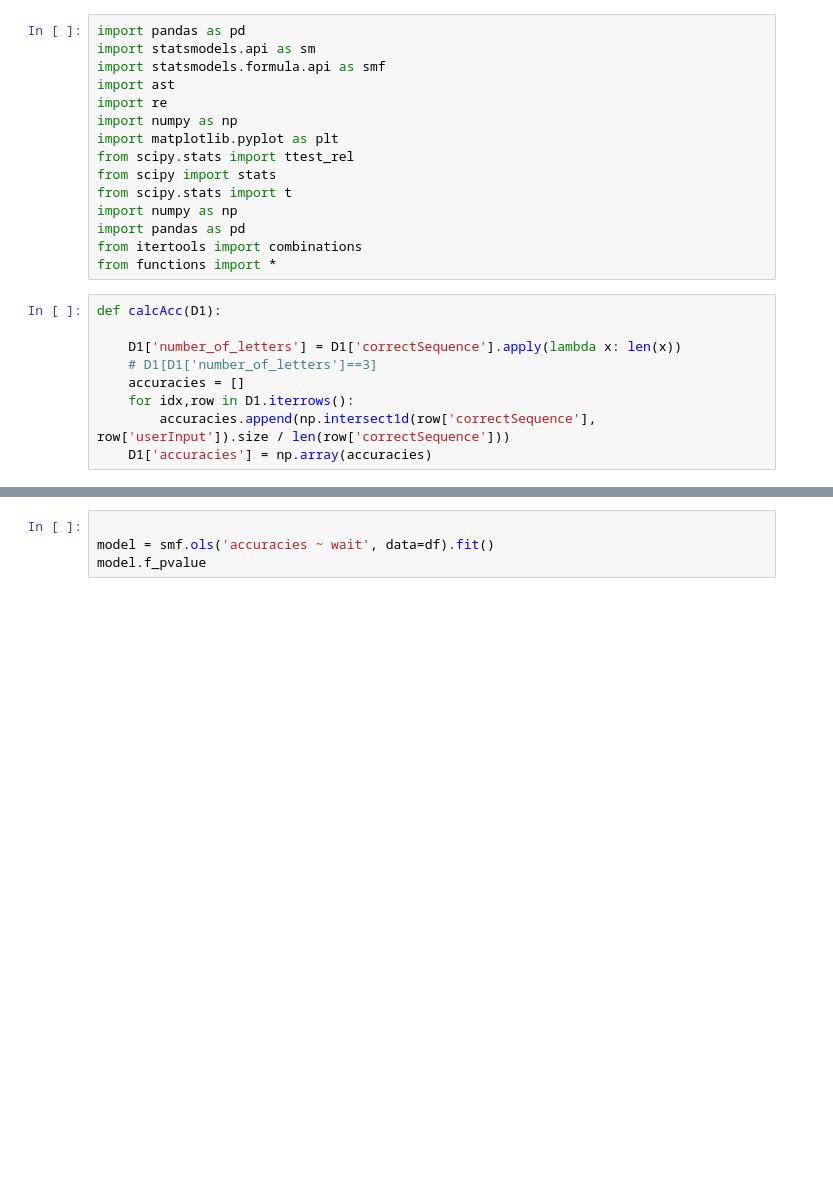
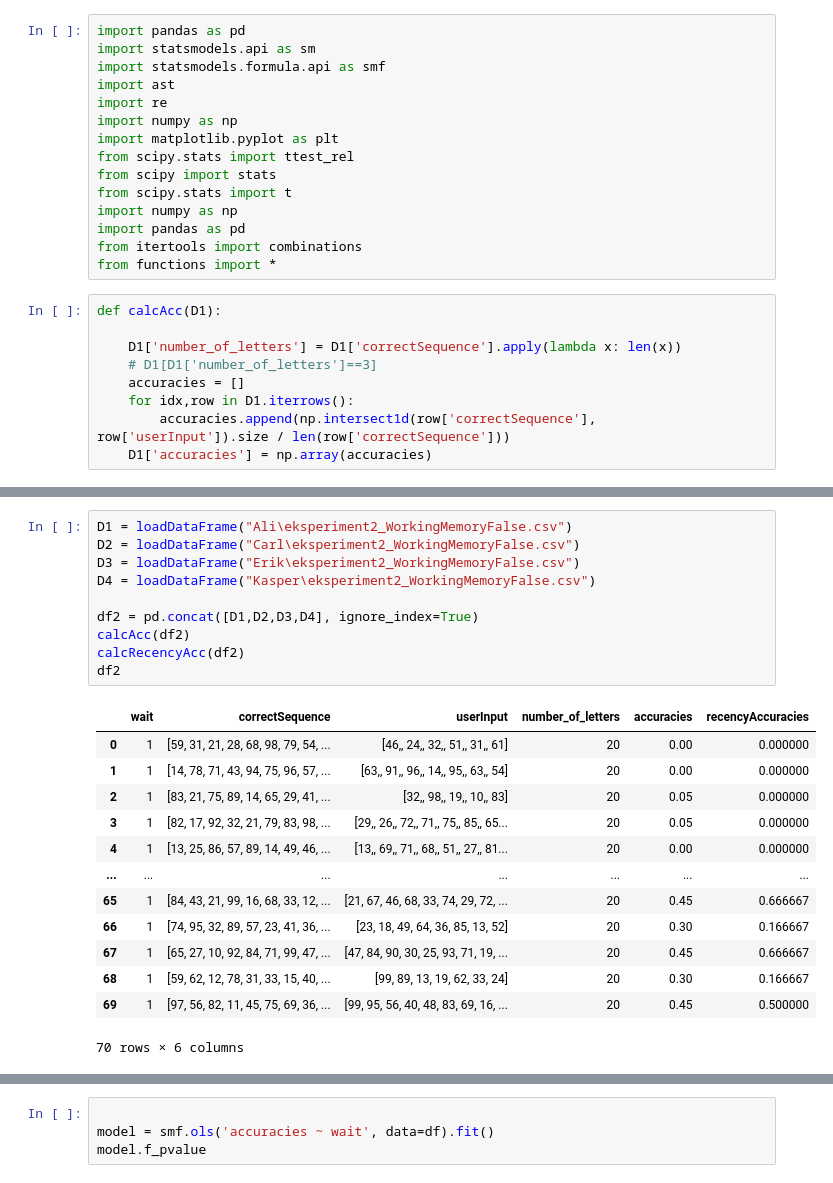
Before and after one commit to KasperKCarlsen/02464---Mini-Project-1, a Jupyter notebook: INCREASEWAITTIME.ipynb, the cells around one changed output, grey strips where cells are left out. Drawn from its saved outputs; the diff is of its cells as text; blank space fills up the shorter version.

```diff
--- a/INCREASEWAITTIME.ipynb
+++ b/INCREASEWAITTIME.ipynb
@@ -47,0 +76,24 @@ df
+# %%
+D1 = loadDataFrame("Ali\eksperiment2_WorkingMemoryFalse.csv")
+D2 = loadDataFrame("Carl\eksperiment2_WorkingMemoryFalse.csv")
+D3 = loadDataFrame("Erik\eksperiment2_WorkingMemoryFalse.csv")
+D4 = loadDataFrame("Kasper\eksperiment2_WorkingMemoryFalse.csv")
+
+df2 = pd.concat([D1,D2,D3,D4], ignore_index=True)
+calcAcc(df2)
+calcRecencyAcc(df2)
+df2
+# %% [output]
+|  | wait | correctSequence | userInput | number_of_letters | accuracies | recencyAccuracies |
+| 0 | 1 | [59, 31, 21, 28, 68, 98, 79, 54, ... | [46,, 24,, 32,, 51,, 31,, 61] | 20 | 0.00 | 0.000000 |
+| 1 | 1 | [14, 78, 71, 43, 94, 75, 96, 57, ... | [63,, 91,, 96,, 14,, 95,, 63,, 54] | 20 | 0.00 | 0.000000 |
+| 2 | 1 | [83, 21, 75, 89, 14, 65, 29, 41, ... | [32,, 98,, 19,, 10,, 83] | 20 | 0.05 | 0.000000 |
+| 3 | 1 | [82, 17, 92, 32, 21, 79, 83, 98, ... | [29,, 26,, 72,, 71,, 75,, 85,, 65... | 20 | 0.05 | 0.000000 |
+| 4 | 1 | [13, 25, 86, 57, 89, 14, 49, 46, ... | [13,, 69,, 71,, 68,, 51,, 27,, 81... | 20 | 0.00 | 0.000000 |
+| ... | ... | ... | ... | ... | ... | ... |
+| 65 | 1 | [84, 43, 21, 99, 16, 68, 33, 12, ... | [21, 67, 46, 68, 33, 74, 29, 72, ... | 20 | 0.45 | 0.666667 |
+| 66 | 1 | [74, 95, 32, 89, 57, 23, 41, 36, ... | [23, 18, 49, 64, 36, 85, 13, 52] | 20 | 0.30 | 0.166667 |
+| 67 | 1 | [65, 27, 10, 92, 84, 71, 99, 47, ... | [47, 84, 90, 30, 25, 93, 71, 19, ... | 20 | 0.45 | 0.666667 |
+| 68 | 1 | [59, 62, 12, 78, 31, 33, 15, 40, ... | [99, 89, 13, 19, 62, 33, 24] | 20 | 0.30 | 0.166667 |
+| 69 | 1 | [97, 56, 82, 11, 45, 75, 69, 36, ... | [99, 95, 56, 40, 48, 83, 69, 16, ... | 20 | 0.45 | 0.500000 |
+70 rows × 6 columns
```
Also changed, not shown: parts of 5 cells of this notebook, 2 other files.
